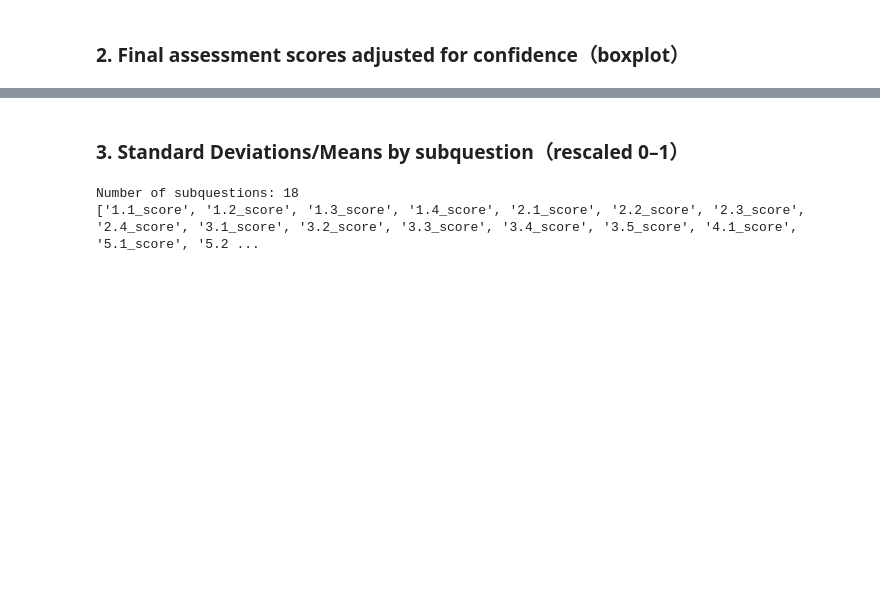
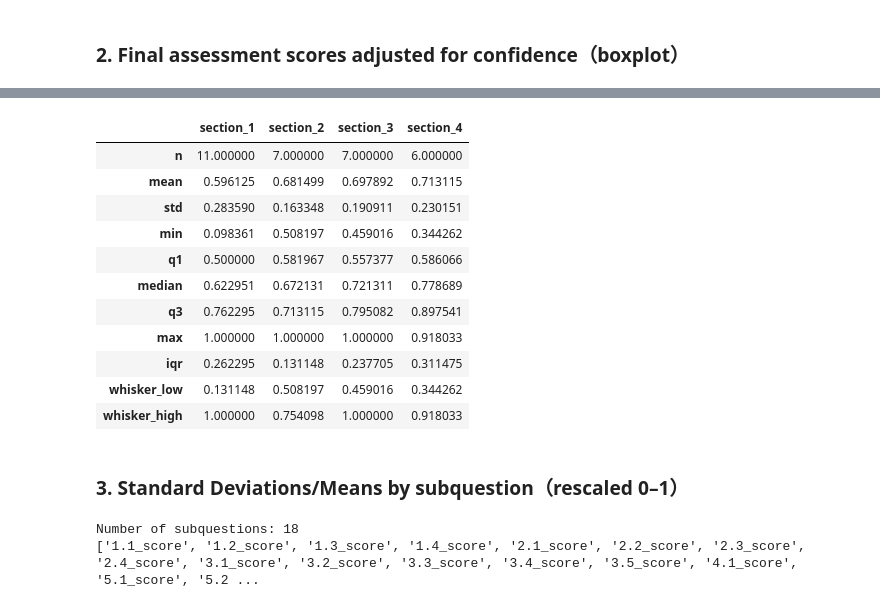
Before and after one commit to SaintHades/Simulation-coding-exercises-for-teaching-probability-theory, a Jupyter notebook: exploratory_data_analysis.ipynb, the cells around one changed output, grey strips where cells are left out. Saved outputs shown, nothing was run; the diff lists cells and outputs as text; code cells hidden in the pictures; blank space fills up the shorter version.

```diff
--- a/exploratory_data_analysis.ipynb
+++ b/exploratory_data_analysis.ipynb
@@ -146,3 +197,22 @@ Saved figure -> data/exploratory_data_analysis_outputs/image\Final Assessment Sc
+# %%
+s_raw = df_id.groupby("group")["final_score"].apply(boxplot_stats_series)
+stats_wide_raw = s_raw.unstack(level=0)
+stats_wide_raw.columns = [f"section_{c}" for c in stats_wide_raw.columns]
+
+display(stats_wide_raw)
+# %% [output]
+|  | section_1 | section_2 | section_3 | section_4 |
+| n | 11.000000 | 7.000000 | 7.000000 | 6.000000 |
+| mean | 0.596125 | 0.681499 | 0.697892 | 0.713115 |
+| std | 0.283590 | 0.163348 | 0.190911 | 0.230151 |
+| min | 0.098361 | 0.508197 | 0.459016 | 0.344262 |
+| q1 | 0.500000 | 0.581967 | 0.557377 | 0.586066 |
+| median | 0.622951 | 0.672131 | 0.721311 | 0.778689 |
+| q3 | 0.762295 | 0.713115 | 0.795082 | 0.897541 |
+| max | 1.000000 | 1.000000 | 1.000000 | 0.918033 |
+| iqr | 0.262295 | 0.131148 | 0.237705 | 0.311475 |
+| whisker_low | 0.131148 | 0.508197 | 0.459016 | 0.344262 |
+| whisker_high | 1.000000 | 0.754098 | 1.000000 | 0.918033 |
 # %% [markdown]
 ### 3. Standard Deviations/Means by subquestion（rescaled 0–1）
 # %%
```
Also changed, not shown: parts of 25 cells of this notebook, 23 other files.
